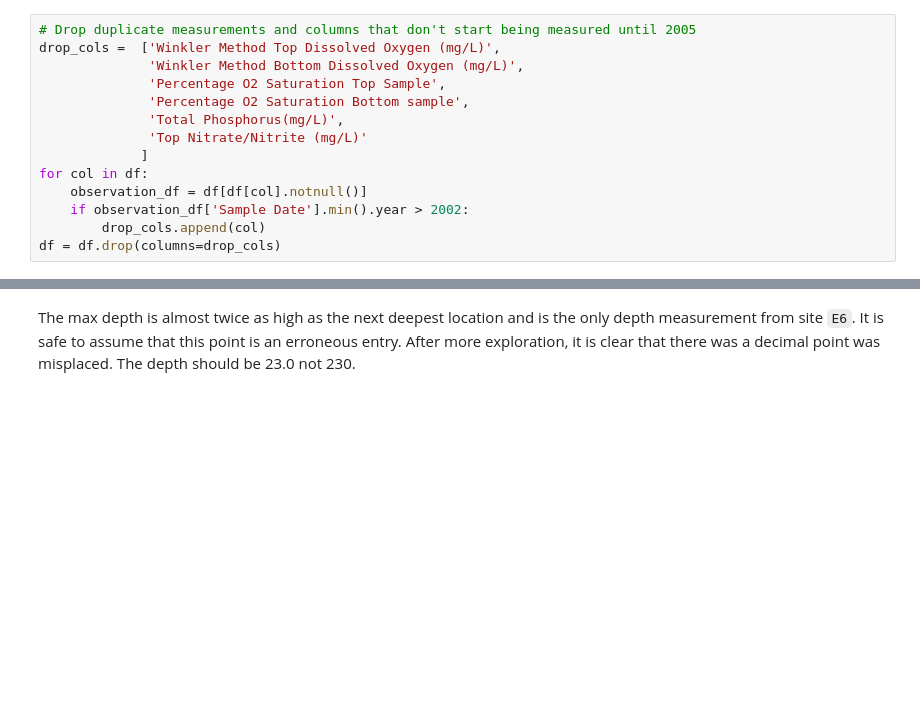
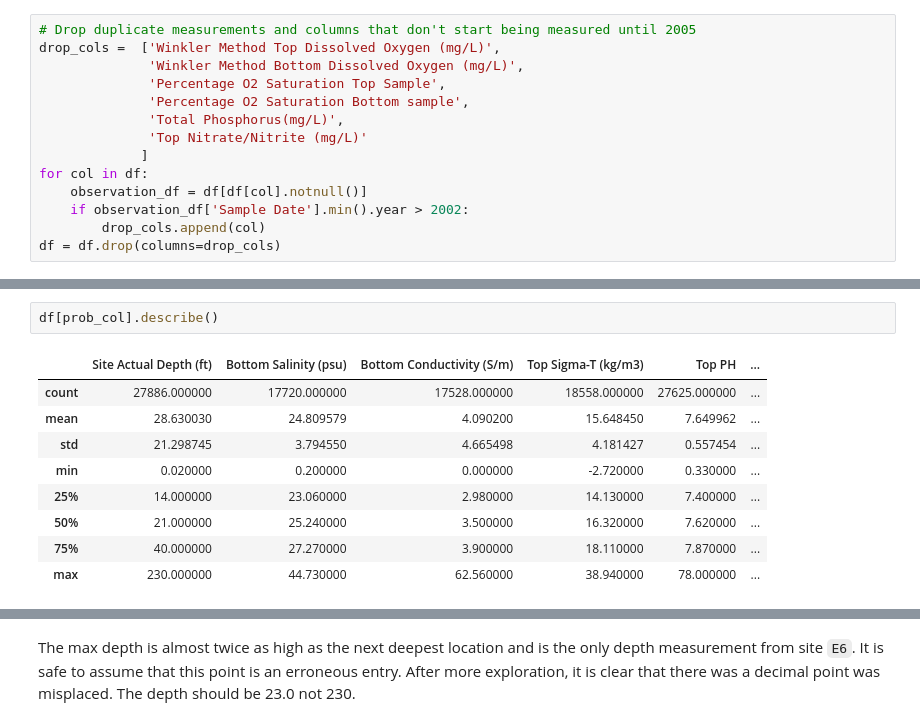
Before and after one commit to dradamski/capstone-two, a Jupyter notebook: notebooks/Data Wrangling.ipynb, the cells around one changed output, grey strips where cells are left out. Cells and saved outputs as stored; diff of their text form; blank space fills up the shorter version.

```diff
--- a/notebooks/Data Wrangling.ipynb
+++ b/notebooks/Data Wrangling.ipynb
@@ -282 +287,13 @@ df_int_subset.describe()
+# %%
+df[prob_col].describe()
+# %% [output]
+|  | Site Actual Depth (ft) | Bottom Salinity (psu) | Bottom Conductivity (S/m) | Top Sigma-T (kg/m3) | Top PH | ... |
+| count | 27886.000000 | 17720.000000 | 17528.000000 | 18558.000000 | 27625.000000 | ... |
+| mean | 28.630030 | 24.809579 | 4.090200 | 15.648450 | 7.649962 | ... |
+| std | 21.298745 | 3.794550 | 4.665498 | 4.181427 | 0.557454 | ... |
+| min | 0.020000 | 0.200000 | 0.000000 | -2.720000 | 0.330000 | ... |
+| 25% | 14.000000 | 23.060000 | 2.980000 | 14.130000 | 7.400000 | ... |
+| 50% | 21.000000 | 25.240000 | 3.500000 | 16.320000 | 7.620000 | ... |
+| 75% | 40.000000 | 27.270000 | 3.900000 | 18.110000 | 7.870000 | ... |
+| max | 230.000000 | 44.730000 | 62.560000 | 38.940000 | 78.000000 | ... |
 # %%
```
Also changed, not shown: parts of 25 cells of this notebook.
